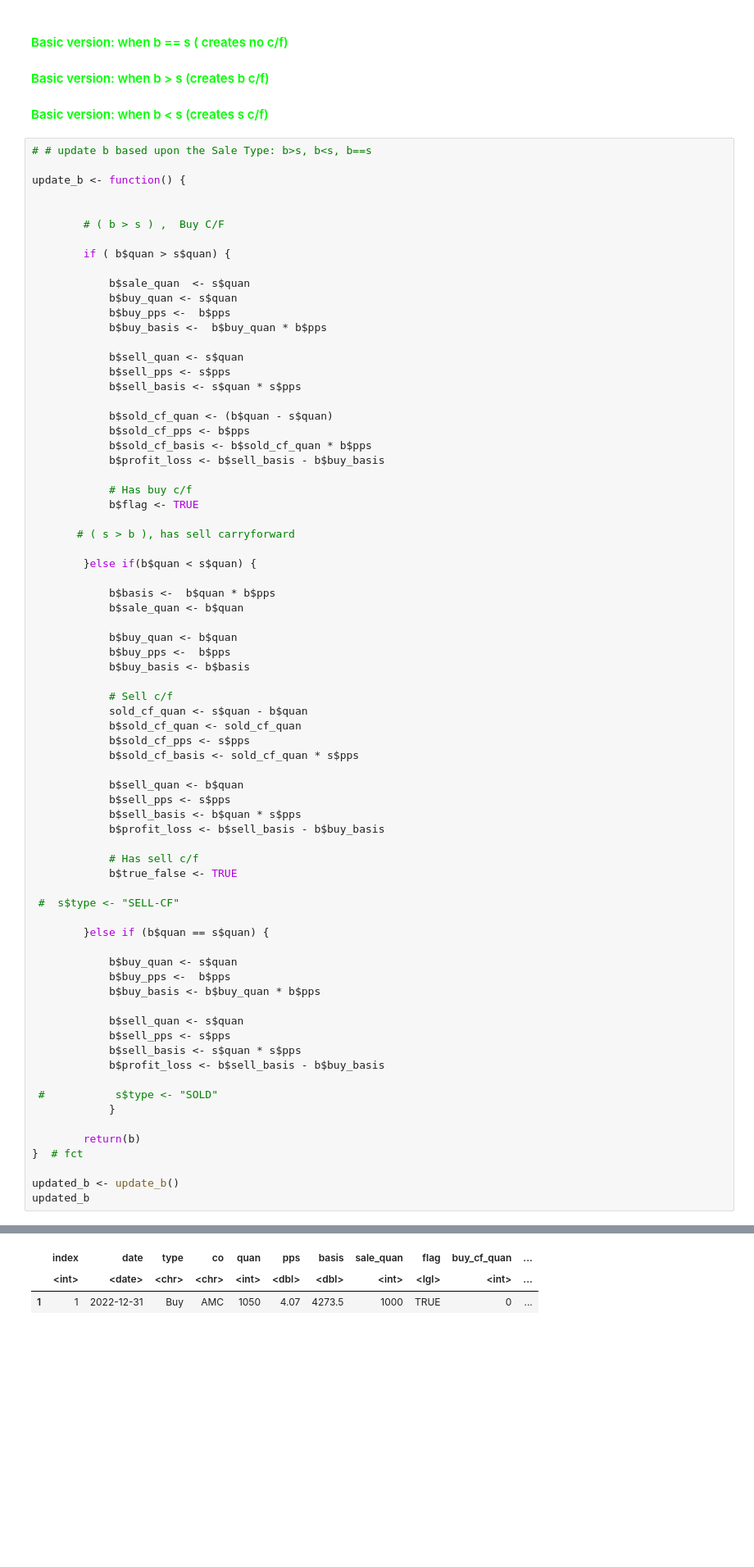
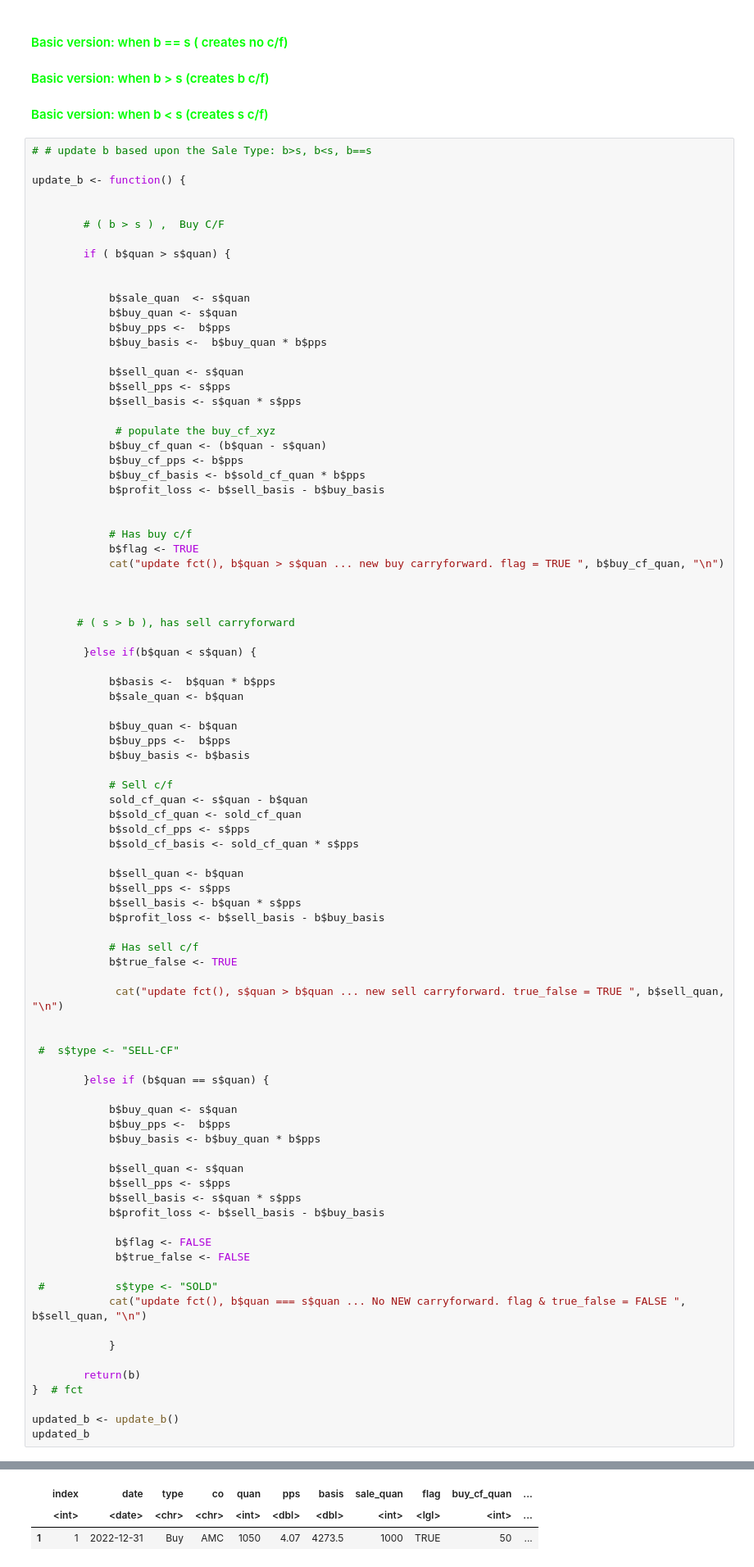
Before and after one commit to GrayCoHub/fifo_redo, a Jupyter notebook: fifo_rows_redo2.ipynb, the cells around one changed output, grey strips where cells are left out. Shown at 82% size. Cells and saved outputs as stored; diff of their text form; blank space fills up the shorter version.

```diff
--- a/fifo_rows_redo2.ipynb
+++ b/fifo_rows_redo2.ipynb
@@ -136,6 +153,7 @@ update_b <- function() {
 
         if ( b$quan > s$quan) {
 
+
             b$sale_quan  <- s$quan
             b$buy_quan <- s$quan
             b$buy_pps <-  b$pps
@@ -145,13 +163,18 @@ update_b <- function() {
             b$sell_pps <- s$pps
             b$sell_basis <- s$quan * s$pps
 
-            b$sold_cf_quan <- (b$quan - s$quan)
-            b$sold_cf_pps <- b$pps
-            b$sold_cf_basis <- b$sold_cf_quan * b$pps
+             # populate the buy_cf_xyz
+            b$buy_cf_quan <- (b$quan - s$quan)
+            b$buy_cf_pps <- b$pps
+            b$buy_cf_basis <- b$sold_cf_quan * b$pps
             b$profit_loss <- b$sell_basis - b$buy_basis
+
 
             # Has buy c/f
             b$flag <- TRUE
+            cat("update fct(), b$quan > s$quan ... new buy carryforward. flag = TRUE ", b$buy_cf_quan, "\n")
+
+
 
        # ( s > b ), has sell carryforward
 
@@ -178,6 +201,9 @@ update_b <- function() {
             # Has sell c/f
             b$true_false <- TRUE
 
+             cat("update fct(), s$quan > b$quan ... new sell carryforward. true_false = TRUE ", b$sell_quan, "\n")
+
+
  #  s$type <- "SELL-CF"
 
         }else if (b$quan == s$quan) {
@@ -191,7 +217,12 @@ update_b <- function() {
             b$sell_basis <- s$quan * s$pps
             b$profit_loss <- b$sell_basis - b$buy_basis
 
+             b$flag <- FALSE
+             b$true_false <- FALSE
+
  #           s$type <- "SOLD"
+            cat("update fct(), b$quan === s$quan ... No NEW carryforward. flag & true_false = FALSE ", b$sell_quan, "\n")
+
             }
 
         return(b)
@@ -204,3 +236,3 @@ A data.frame: 1 × 23
 |  | index | date | type | co | quan | pps | basis | sale_quan | flag | buy_cf_quan | ... |
 |  | <int> | <date> | <chr> | <chr> | <int> | <dbl> | <dbl> | <int> | <lgl> | <int> | ... |
-| 1 | 1 | 2022-12-31 | Buy | AMC | 1050 | 4.07 | 4273.5 | 1000 | TRUE | 0 | ... |
+| 1 | 1 | 2022-12-31 | Buy | AMC | 1050 | 4.07 | 4273.5 | 1000 | TRUE | 50 | ... |
```
Also changed, not shown: parts of 51 cells of this notebook.
